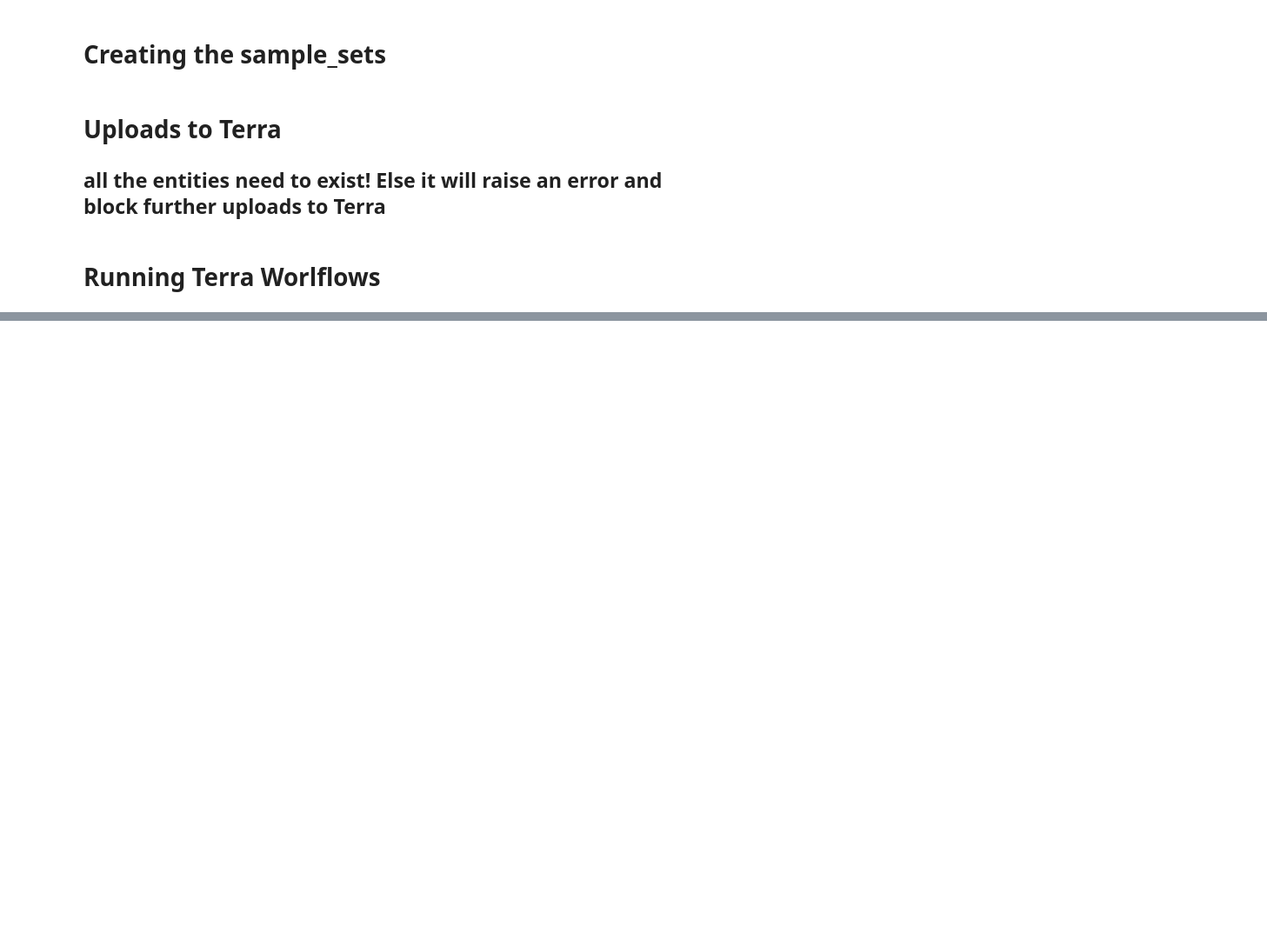
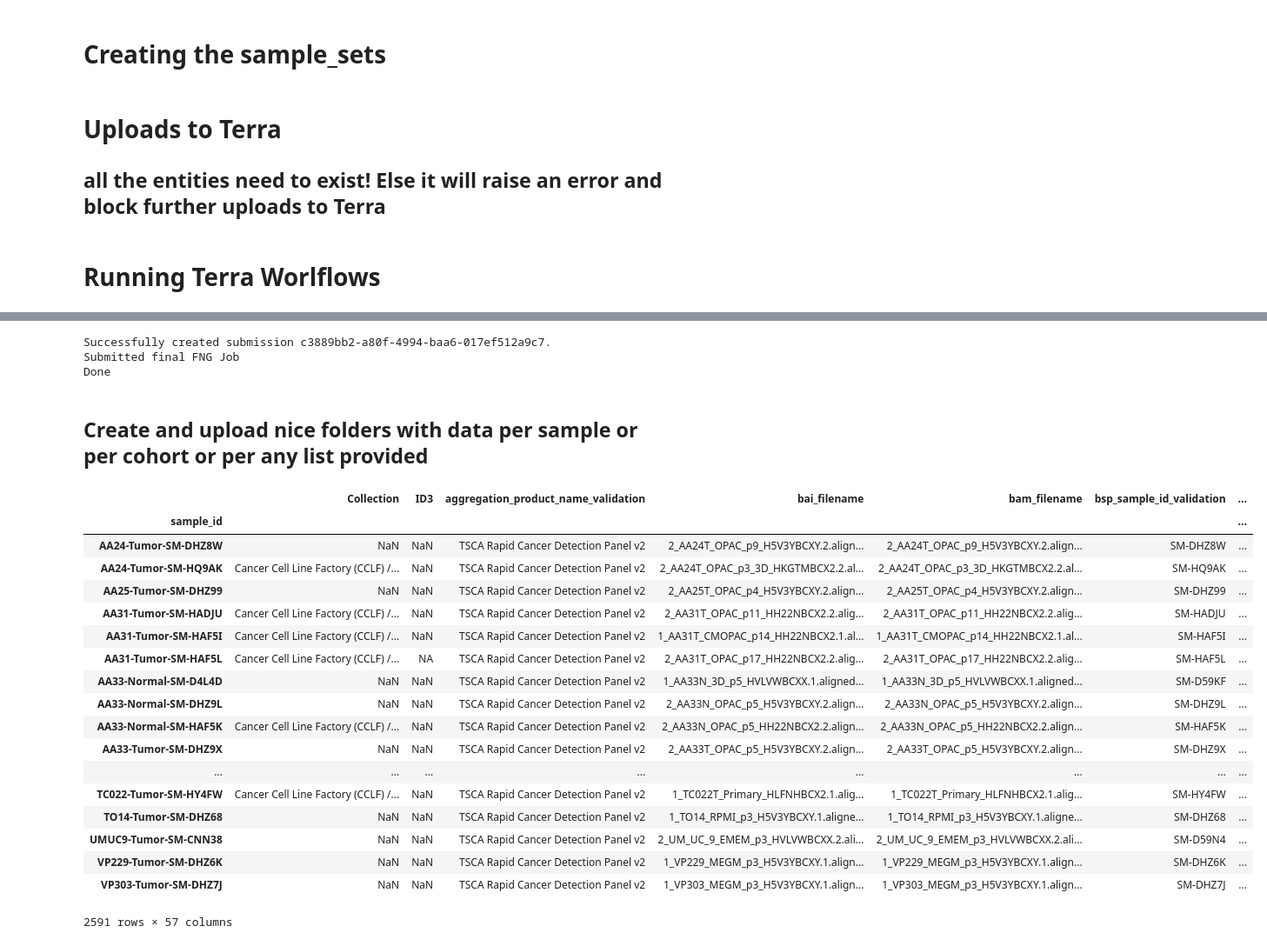
Before and after one commit to broadinstitute/CCLF_TWIST, a Jupyter notebook: pipeline.ipynb, the cells around one changed output, grey strips where cells are left out. Shown at 87% size. Cells and saved outputs as stored; diff of their text form; code cells hidden in the pictures; blank space fills up the shorter version.

Commit message:
uploading final debugged pipeline

```diff
--- a/pipeline.ipynb
+++ b/pipeline.ipynb
@@ -286,0 +425,11 @@ print('Done')
+# %%
+FNG_Query_db = wto.create_submission("FNG_Query_db", samplesetname + "_all")
+print("Submitted final FNG Job")
+
+print('Done')
+# %% [output]
+Successfully created submission c3889bb2-a80f-4994-baa6-017ef512a9c7.
+Submitted final FNG Job
+Done
+# %% [markdown]
+## Create and upload nice folders with data per sample or per cohort or per any list provided
@@ -286,0 +457,22 @@ print('Done')
+# %%
+samples
+# %% [output]
+|  | Collection | ID3 | aggregation_product_name_validation | bai_filename | bam_filename | bsp_sample_id_validation | ... |
+| sample_id |  |  |  |  |  |  | ... |
+| AA24-Tumor-SM-DHZ8W | NaN | NaN | TSCA Rapid Cancer Detection Panel v2 | 2_AA24T_OPAC_p9_H5V3YBCXY.2.align... | 2_AA24T_OPAC_p9_H5V3YBCXY.2.align... | SM-DHZ8W | ... |
+| AA24-Tumor-SM-HQ9AK | Cancer Cell Line Factory (CCLF) /... | NaN | TSCA Rapid Cancer Detection Panel v2 | 2_AA24T_OPAC_p3_3D_HKGTMBCX2.2.al... | 2_AA24T_OPAC_p3_3D_HKGTMBCX2.2.al... | SM-HQ9AK | ... |
+| AA25-Tumor-SM-DHZ99 | NaN | NaN | TSCA Rapid Cancer Detection Panel v2 | 2_AA25T_OPAC_p4_H5V3YBCXY.2.align... | 2_AA25T_OPAC_p4_H5V3YBCXY.2.align... | SM-DHZ99 | ... |
+| AA31-Tumor-SM-HADJU | Cancer Cell Line Factory (CCLF) /... | NaN | TSCA Rapid Cancer Detection Panel v2 | 2_AA31T_OPAC_p11_HH22NBCX2.2.alig... | 2_AA31T_OPAC_p11_HH22NBCX2.2.alig... | SM-HADJU | ... |
+| AA31-Tumor-SM-HAF5I | Cancer Cell Line Factory (CCLF) /... | NaN | TSCA Rapid Cancer Detection Panel v2 | 1_AA31T_CMOPAC_p14_HH22NBCX2.1.al... | 1_AA31T_CMOPAC_p14_HH22NBCX2.1.al... | SM-HAF5I | ... |
+| AA31-Tumor-SM-HAF5L | Cancer Cell Line Factory (CCLF) /... | NA | TSCA Rapid Cancer Detection Panel v2 | 2_AA31T_OPAC_p17_HH22NBCX2.2.alig... | 2_AA31T_OPAC_p17_HH22NBCX2.2.alig... | SM-HAF5L | ... |
+| AA33-Normal-SM-D4L4D | NaN | NaN | TSCA Rapid Cancer Detection Panel v2 | 1_AA33N_3D_p5_HVLVWBCXX.1.aligned... | 1_AA33N_3D_p5_HVLVWBCXX.1.aligned... | SM-D59KF | ... |
+| AA33-Normal-SM-DHZ9L | NaN | NaN | TSCA Rapid Cancer Detection Panel v2 | 2_AA33N_OPAC_p5_H5V3YBCXY.2.align... | 2_AA33N_OPAC_p5_H5V3YBCXY.2.align... | SM-DHZ9L | ... |
+| AA33-Normal-SM-HAF5K | Cancer Cell Line Factory (CCLF) /... | NaN | TSCA Rapid Cancer Detection Panel v2 | 2_AA33N_OPAC_p5_HH22NBCX2.2.align... | 2_AA33N_OPAC_p5_HH22NBCX2.2.align... | SM-HAF5K | ... |
+| AA33-Tumor-SM-DHZ9X | NaN | NaN | TSCA Rapid Cancer Detection Panel v2 | 2_AA33T_OPAC_p5_H5V3YBCXY.2.align... | 2_AA33T_OPAC_p5_H5V3YBCXY.2.align... | SM-DHZ9X | ... |
+| ... | ... | ... | ... | ... | ... | ... | ... |
+| TC022-Tumor-SM-HY4FW | Cancer Cell Line Factory (CCLF) /... | NaN | TSCA Rapid Cancer Detection Panel v2 | 1_TC022T_Primary_HLFNHBCX2.1.alig... | 1_TC022T_Primary_HLFNHBCX2.1.alig... | SM-HY4FW | ... |
+| TO14-Tumor-SM-DHZ68 | NaN | NaN | TSCA Rapid Cancer Detection Panel v2 | 1_TO14_RPMI_p3_H5V3YBCXY.1.aligne... | 1_TO14_RPMI_p3_H5V3YBCXY.1.aligne... | SM-DHZ68 | ... |
+| UMUC9-Tumor-SM-CNN38 | NaN | NaN | TSCA Rapid Cancer Detection Panel v2 | 2_UM_UC_9_EMEM_p3_HVLVWBCXX.2.ali... | 2_UM_UC_9_EMEM_p3_HVLVWBCXX.2.ali... | SM-D59N4 | ... |
+| VP229-Tumor-SM-DHZ6K | NaN | NaN | TSCA Rapid Cancer Detection Panel v2 | 1_VP229_MEGM_p3_H5V3YBCXY.1.align... | 1_VP229_MEGM_p3_H5V3YBCXY.1.align... | SM-DHZ6K | ... |
+| VP303-Tumor-SM-DHZ7J | NaN | NaN | TSCA Rapid Cancer Detection Panel v2 | 1_VP303_MEGM_p3_H5V3YBCXY.1.align... | 1_VP303_MEGM_p3_H5V3YBCXY.1.align... | SM-DHZ7J | ... |
+2591 rows × 57 columns
```
Also changed, not shown: parts of 25 cells of this notebook, 2 other files.
